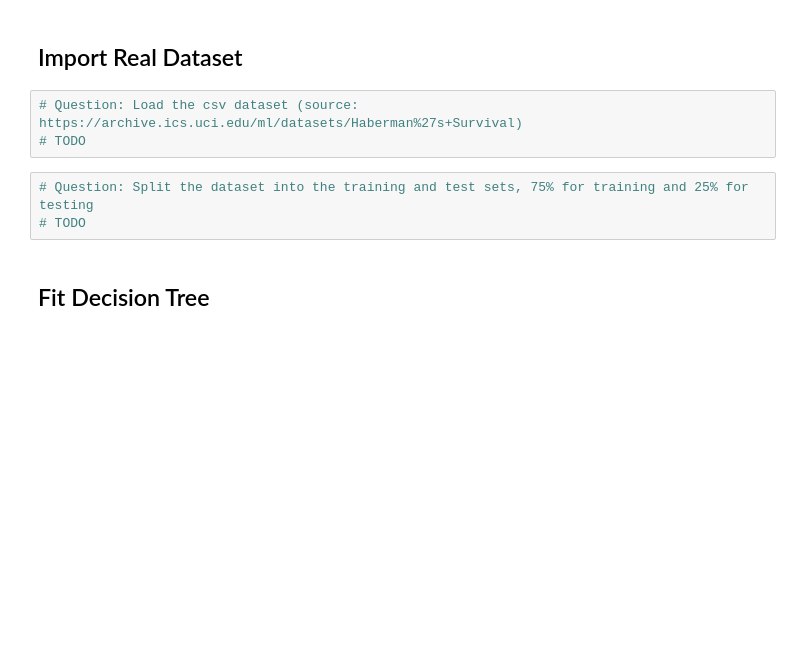
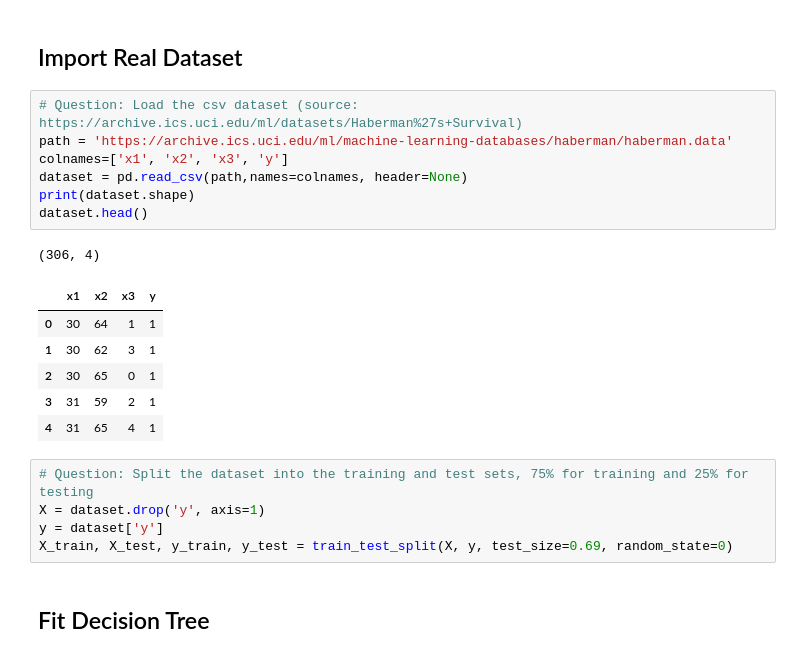
Before and after one commit to djheery/ai-studio-msc, a Jupyter notebook: week-3/lab/DecisionTree_lab_task.ipynb, the cells around one changed output. Cells and saved outputs as stored; diff of their text form; blank space fills up the shorter version.

```diff
--- a/week-3/lab/DecisionTree_lab_task.ipynb
+++ b/week-3/lab/DecisionTree_lab_task.ipynb
@@ -44,10 +44,24 @@ from sklearn.metrics import plot_confusion_matrix
 ## Import Real Dataset
 # %%
 # Question: Load the csv dataset (source: https://archive.ics.uci.edu/ml/datasets/Haberman%27s+Survival)
-# TODO
+path = 'https://archive.ics.uci.edu/ml/machine-learning-databases/haberman/haberman.data'
+colnames=['x1', 'x2', 'x3', 'y']
+dataset = pd.read_csv(path,names=colnames, header=None)
+print(dataset.shape)
+dataset.head()
+# %% [output]
+(306, 4)
+|  | x1 | x2 | x3 | y |
+| 0 | 30 | 64 | 1 | 1 |
+| 1 | 30 | 62 | 3 | 1 |
+| 2 | 30 | 65 | 0 | 1 |
+| 3 | 31 | 59 | 2 | 1 |
+| 4 | 31 | 65 | 4 | 1 |
 # %%
 # Question: Split the dataset into the training and test sets, 75% for training and 25% for testing
-# TODO
+X = dataset.drop('y', axis=1)
+y = dataset['y']
+X_train, X_test, y_train, y_test = train_test_split(X, y, test_size=0.69, random_state=0)
 # %% [markdown]
 ## Fit Decision Tree
 # %%
```
Also changed, not shown: parts of 2 cells of this notebook, 19 other files.
